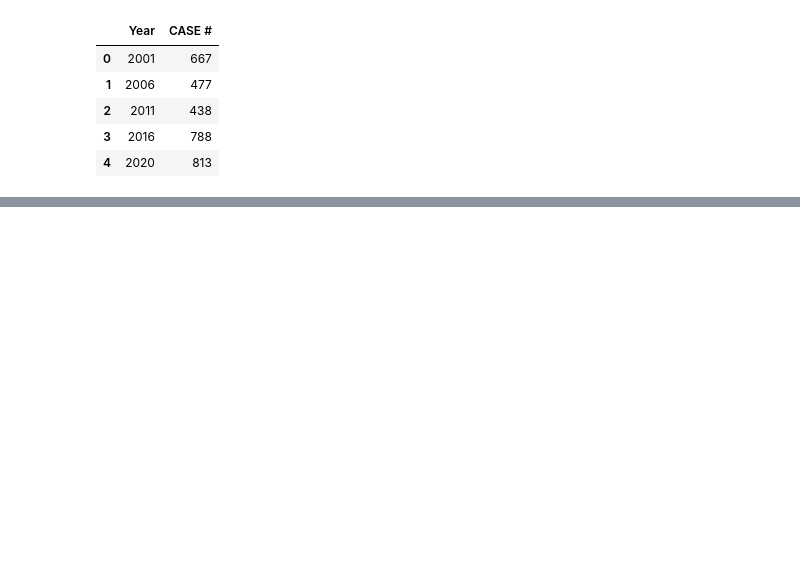
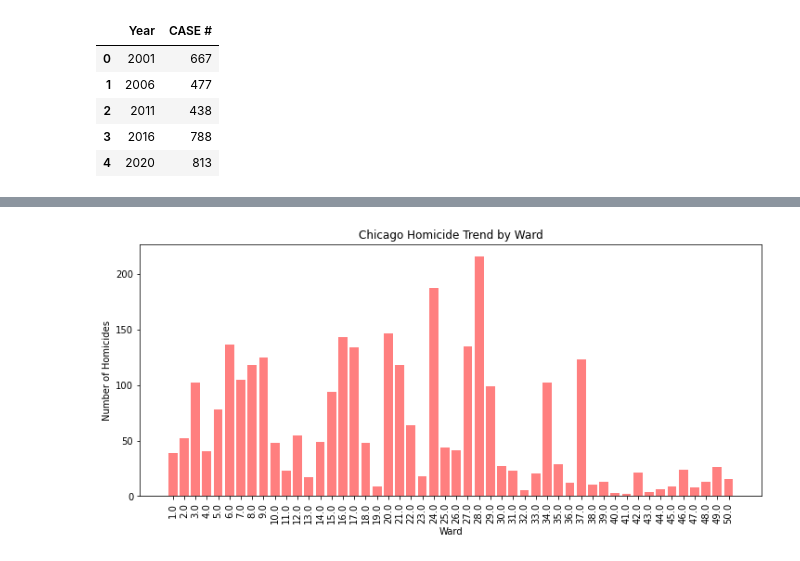
Before and after one commit to mcanad4/butler-groupC-project1, a Jupyter notebook: Base_Graphs.ipynb, the cells around one changed output, grey strips where cells are left out. Saved outputs shown, nothing was run; the diff lists cells and outputs as text; code cells hidden in the pictures; blank space fills up the shorter version.

Commit message:
updated graphs

```diff
--- a/Base_Graphs.ipynb
+++ b/Base_Graphs.ipynb
@@ -77,17 +78,38 @@ month_group
+# %%
+# group by ward
+ward_group = homicide.groupby("Ward")
+ward_group = ward_group['CASE #'].count().reset_index()
+
+# calculate month percentages
+ward_distro = ward_group['CASE #'] / ward_group['CASE #'].sum()
+ward_distro.reset_index()
+ward_group['percent'] = ward_distro
+ward_group['percent'] = ward_group['percent'].map("{:,.2%}".format)
+ward_sort = ward_group.sort_values(by=['percent'], ascending = False)
 # %%
 # set the coordiantes for the graph
-y_axis = month_group['percent']
-x_axis = month_group['Month']
+y_axis = ward_sort['CASE #']
+x_axis = ward_sort['Ward']
 
-#plot the graph
+# set figure size
+plt.figure(figsize=[12,5])
+
+# string index
+ward_sort.index = ward_sort.index.astype(str)
+
+# reverse dataframe
+ward_sort = ward_sort[::-1]
+
 plt.bar(x_axis, y_axis, color='r', alpha=.5, align="center")
 
 # Create the ticks for our bar chart's x axis
 tick_locations = [value for value in x_axis]
-plt.xticks(tick_locations, x_axis)
+plt.xticks(tick_locations, x_axis, rotation=90)
 
 # Give our chart some labels and a tile
-plt.title("Chicago Homicide % of Total (2001-2020)")
-plt.xlabel("Year")
-plt.ylabel("% of Total")
+plt.title("Chicago Homicide Trend by Ward")
+plt.xlabel("Ward")
+plt.ylabel("Number of Homicides")
 plt.show()
+# %% [output]
+[figure, added]
```
Also changed, not shown: parts of 5 cells of this notebook, 4 other files.
